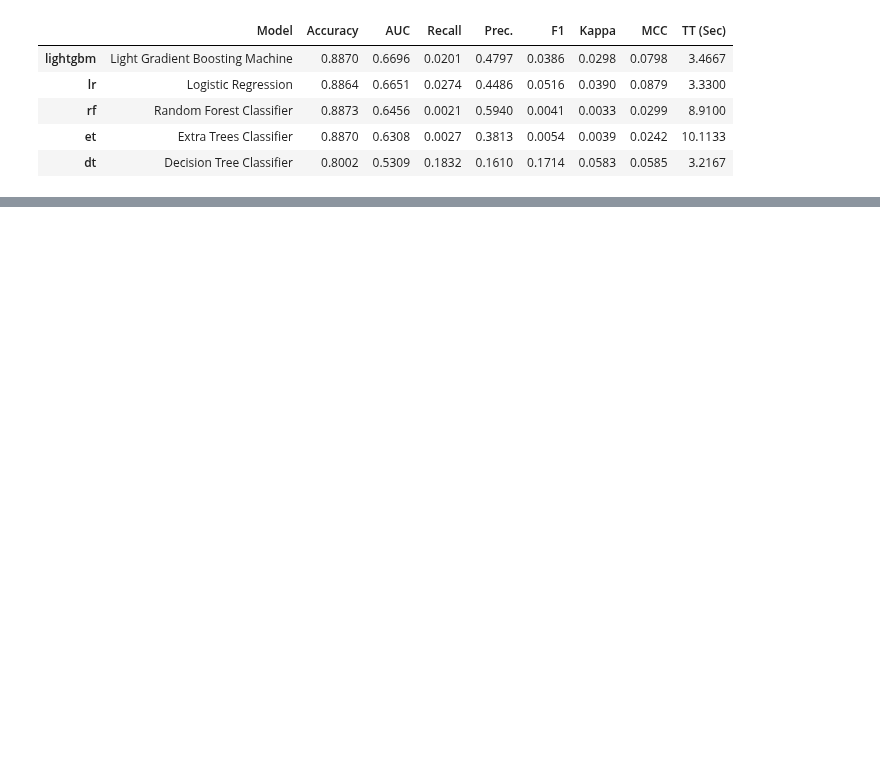
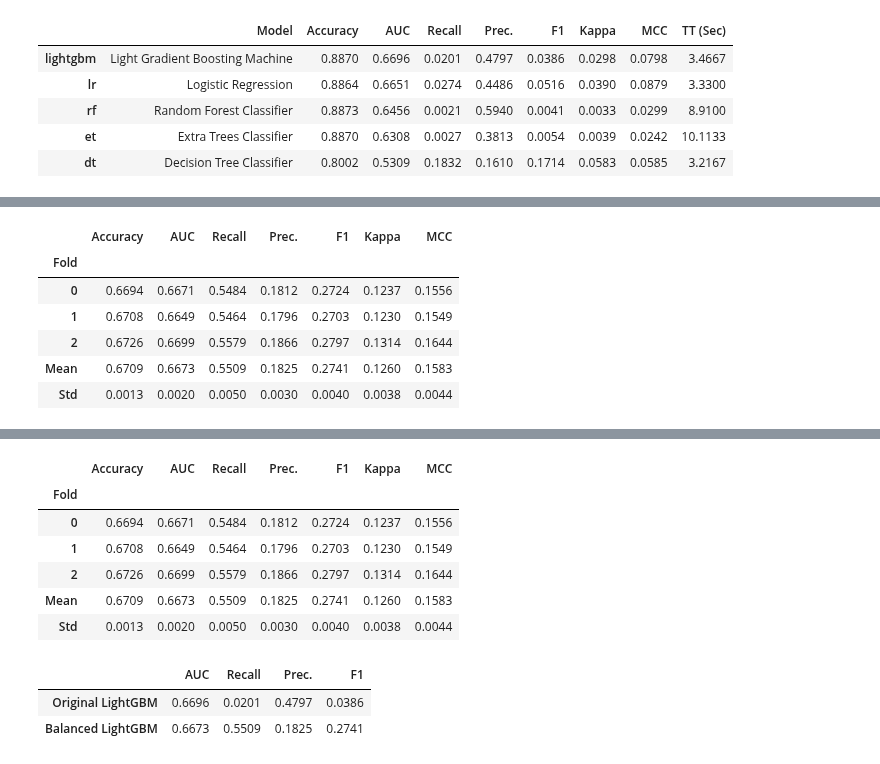
Before and after one commit to fernandatrevi/hospital-readmission-analysis, a Jupyter notebook: notebooks/03_model_comparison.ipynb, the cells around one changed output, grey strips where cells are left out. Cells and saved outputs as stored; diff of their text form; code cells hidden in the pictures; blank space fills up the shorter version.

```diff
--- a/notebooks/03_model_comparison.ipynb
+++ b/notebooks/03_model_comparison.ipynb
@@ -197,3 +197,15 @@ display(comparison_results)
 | rf | Random Forest Classifier | 0.8873 | 0.6456 | 0.0021 | 0.5940 | 0.0041 | 0.0033 | 0.0299 | 8.9100 |
 | et | Extra Trees Classifier | 0.8870 | 0.6308 | 0.0027 | 0.3813 | 0.0054 | 0.0039 | 0.0242 | 10.1133 |
 | dt | Decision Tree Classifier | 0.8002 | 0.5309 | 0.1832 | 0.1610 | 0.1714 | 0.0583 | 0.0585 | 3.2167 |
+# %%
+# Give both classes equal total weight during training.
+# Evaluate with the same patient-grouped cross-validation.
+balanced_lightgbm = experiment.create_model(
+    "lightgbm",
+    class_weight="balanced"
+)
+
+# Save and display the validation results.
+balanced_results = experiment.pull()
+display(balanced_results)
+# %% [output]
@@ -199,0 +213,7 @@ display(comparison_results)
+|  | Accuracy | AUC | Recall | Prec. | F1 | Kappa | MCC |
+| Fold |  |  |  |  |  |  |  |
+| 0 | 0.6694 | 0.6671 | 0.5484 | 0.1812 | 0.2724 | 0.1237 | 0.1556 |
+| 1 | 0.6708 | 0.6649 | 0.5464 | 0.1796 | 0.2703 | 0.1230 | 0.1549 |
+| 2 | 0.6726 | 0.6699 | 0.5579 | 0.1866 | 0.2797 | 0.1314 | 0.1644 |
+| Mean | 0.6709 | 0.6673 | 0.5509 | 0.1825 | 0.2741 | 0.1260 | 0.1583 |
+| Std | 0.0013 | 0.0020 | 0.0050 | 0.0030 | 0.0040 | 0.0038 | 0.0044 |
@@ -199,0 +221,23 @@ display(comparison_results)
+|  | Accuracy | AUC | Recall | Prec. | F1 | Kappa | MCC |
+| Fold |  |  |  |  |  |  |  |
+| 0 | 0.6694 | 0.6671 | 0.5484 | 0.1812 | 0.2724 | 0.1237 | 0.1556 |
+| 1 | 0.6708 | 0.6649 | 0.5464 | 0.1796 | 0.2703 | 0.1230 | 0.1549 |
+| 2 | 0.6726 | 0.6699 | 0.5579 | 0.1866 | 0.2797 | 0.1314 | 0.1644 |
+| Mean | 0.6709 | 0.6673 | 0.5509 | 0.1825 | 0.2741 | 0.1260 | 0.1583 |
+| Std | 0.0013 | 0.0020 | 0.0050 | 0.0030 | 0.0040 | 0.0038 | 0.0044 |
+# %%
+# Compare both configurations using cross-validation results.
+balance_comparison = pd.DataFrame({
+    "Original LightGBM": comparison_results.loc[
+        "lightgbm", ["AUC", "Recall", "Prec.", "F1"]
+    ],
+    "Balanced LightGBM": balanced_results.loc[
+        "Mean", ["AUC", "Recall", "Prec.", "F1"]
+    ]
+}).T
+
+display(balance_comparison.round(4))
+# %% [output]
+|  | AUC | Recall | Prec. | F1 |
+| Original LightGBM | 0.6696 | 0.0201 | 0.4797 | 0.0386 |
+| Balanced LightGBM | 0.6673 | 0.5509 | 0.1825 | 0.2741 |
```
Also changed, not shown: parts of 5 cells of this notebook.
